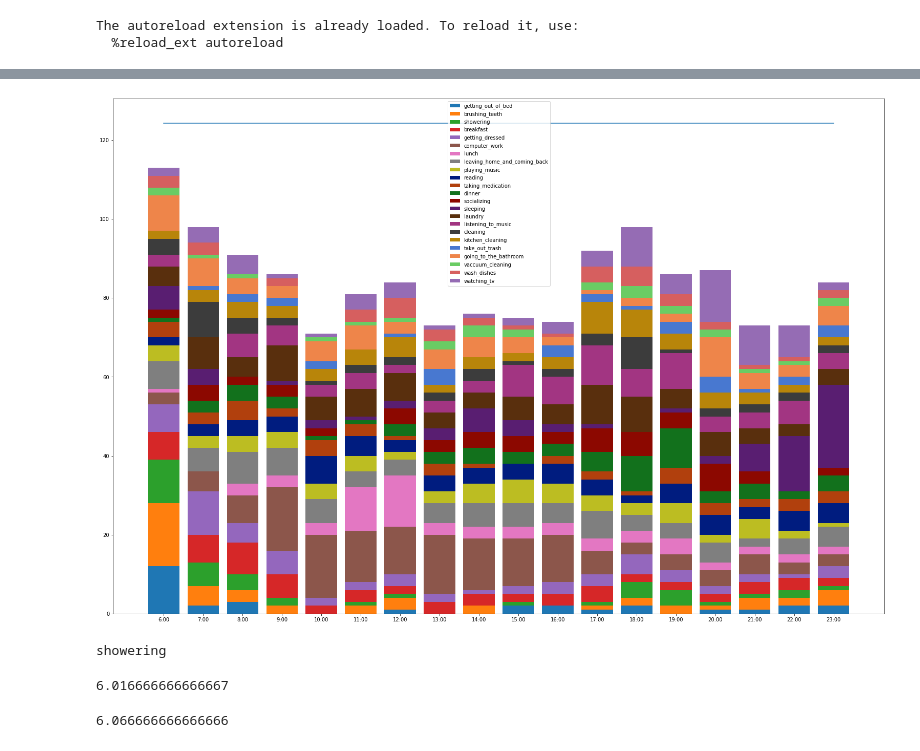
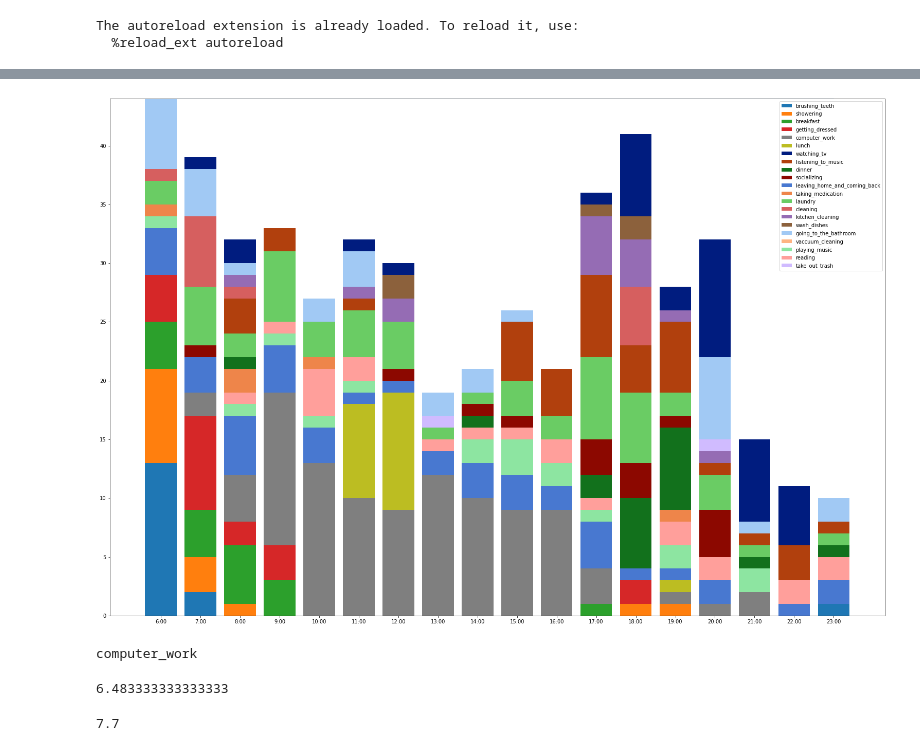
Before and after one commit to Maithili/RoutinesDataCollection, a Jupyter notebook: routines/process_schedules.ipynb, the cells around one changed output, grey strips where cells are left out. Cells and saved outputs as stored; diff of their text form; code cells hidden in the pictures.

Commit message:
More data visuals

```diff
--- a/routines/process_schedules.ipynb
+++ b/routines/process_schedules.ipynb
@@ -10,19 +10,19 @@ import seaborn as sns
 
 from ScheduleSampler import ScheduleSampler, activity_map, start_times
 
-filter_num=0
-idle_sampling_factor=1.1
+filter_num=3
+idle_sampling_factor=1.0
 # %% [output]
 The autoreload extension is already loaded. To reload it, use:
   %reload_ext autoreload
 # %%
-sampler = ScheduleSampler(filter_num=filter_num, idle_sampling_factor=idle_sampling_factor)
+sampler = ScheduleSampler(filter_num=0, idle_sampling_factor=idle_sampling_factor)
 
 groups = {}
-groups['morning'] = ['getting_out_of_bed', 'brushing_teeth', 'showering', 'breakfast', 'getting_dressed']
+groups['morning'] = ['brushing_teeth', 'showering', 'breakfast', 'getting_dressed']
 groups['daytime'] = ['computer_work', 'lunch']
-groups['evening'] = ['leaving_home_and_coming_back', 'watching_tv', 'listening_to_music', 'dinner', 'socializing', 'sleeping']
-groups['morning/evening'] = ['taking_medication', 'laundry', 'cleaning', 'kitchen_cleaning', 'wash_dishes']
+groups['evening'] = ['watching_tv', 'listening_to_music', 'dinner', 'socializing']
+groups['morning/evening'] = ['leaving_home_and_coming_back', 'taking_medication', 'laundry', 'cleaning', 'kitchen_cleaning', 'wash_dishes']
 groups['throughout'] = ['going_to_the_bathroom', 'vaccuum_cleaning', 'playing_music', 'reading', 'take_out_trash']
 
 clrs = sns.color_palette()
@@ -37,6 +37,7 @@ for name,group in groups.items():
         freq = sampler.activity_histograms[act]
         start_points = [f-0.5+i*width for f in freq.keys()]
         ax.bar(start_points, [max(0, f-filter_num) for f in freq.values()], label=act, width=width, color=clrs[i])
+        ax.plot([start_times[0]-1, start_times[-1]+1], [filter_num,filter_num], '-.k')
         # ax.plot(freq.keys(), [max(0, f-filter_num) for f in freq.values()], label=act, color=clrs[i])
     ax.set_xticks(start_times)
     ax.set_xticklabels([str(s)+':00' for s in start_times])
@@ -52,33 +53,31 @@ for name,group in groups.items():
 # %%
 sampler = ScheduleSampler(filter_num=filter_num, idle_sampling_factor=idle_sampling_factor)
 
-clrs = sns.color_palette()[:-1]+sns.color_palette("dark")[:-1]+sns.color_palette("muted")[:-1]
+clrs = [sns.color_palette(), sns.color_palette()[-3:], sns.color_palette("dark"), sns.color_palette("muted"), sns.color_palette("pastel")]
 fig, ax = plt.subplots()
 fig.set_size_inches(27, 18.5)
-i=0
-for act, freq in sampler.activity_histograms.items():
-    if act is None:
-        continue
-    d = [sampler.activity_threshold[st][act][1] - sampler.activity_threshold[st][act][0] for st in start_times]
-    ax.bar(freq.keys(), d, label=act, bottom=[sampler.activity_threshold[st][act][0] for st in start_times], color=clrs[i])
-    i += 1
+for i,group in enumerate(groups.values()):
+    for j, activity in enumerate(group):
+        freq = sampler.activity_histograms[activity]
+        d = [sampler.activity_threshold[st][activity][1] - sampler.activity_threshold[st][activity][0] for st in start_times]
+        ax.bar(freq.keys(), d, label=activity, bottom=[sampler.activity_threshold[st][activity][0] for st in start_times], color=clrs[i][j])
 ax.plot([start_times[0], start_times[-1]], [sampler.sampling_range,sampler.sampling_range])
 ax.set_xticks(start_times)
 ax.set_xticklabels([str(s)+':00' for s in start_times])
 plt.legend()
 plt.show()
 # %% [output]
-[figure, old version]
+[figure, new version]
 # %%
 t = 7.5 * 60
 print(sampler(t))
 # %% [output]
-showering
+computer_work
 # %%
-print(sampler.sample_time_for('sleeping')/60)
+print(sampler.sample_time_for('breakfast')/60)
 # %% [output]
-6.016666666666667
+6.483333333333333
 # %%
-print(sampler.sample_time_for('getting_out_of_bed')/60)
+print(sampler.sample_time_for('breakfast')/60)
 # %% [output]
-6.066666666666666
+7.7
```
Also changed, not shown: parts of 1 cell of this notebook, 1 other file.
